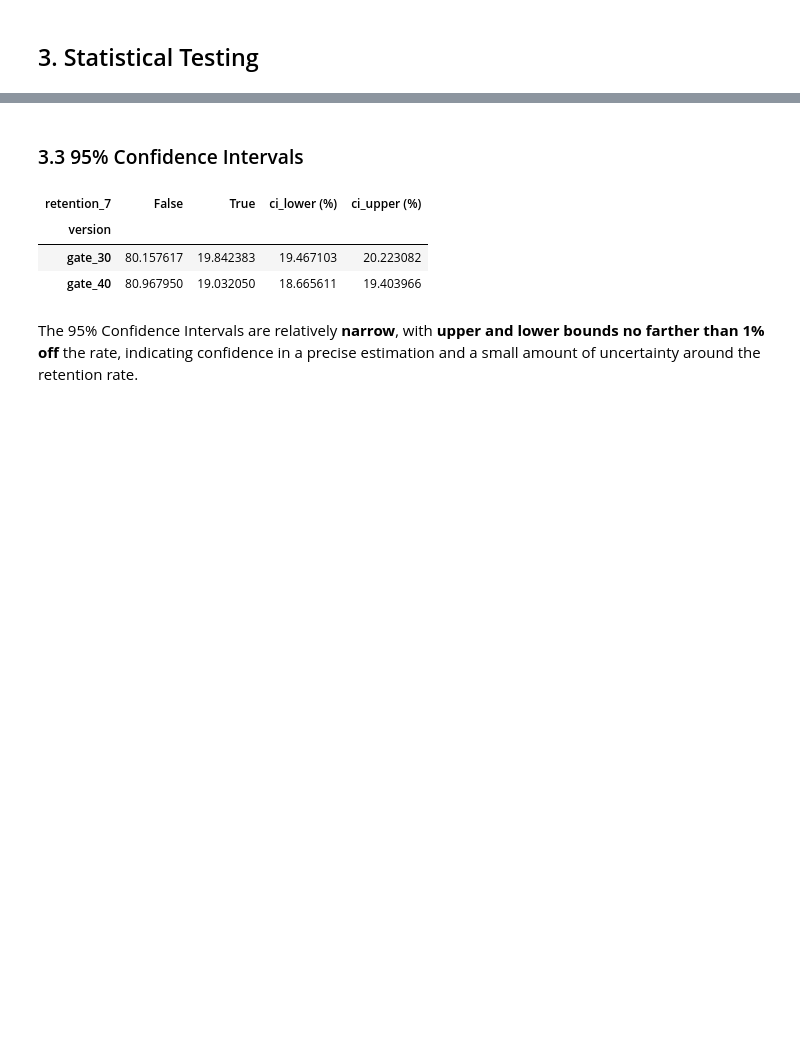
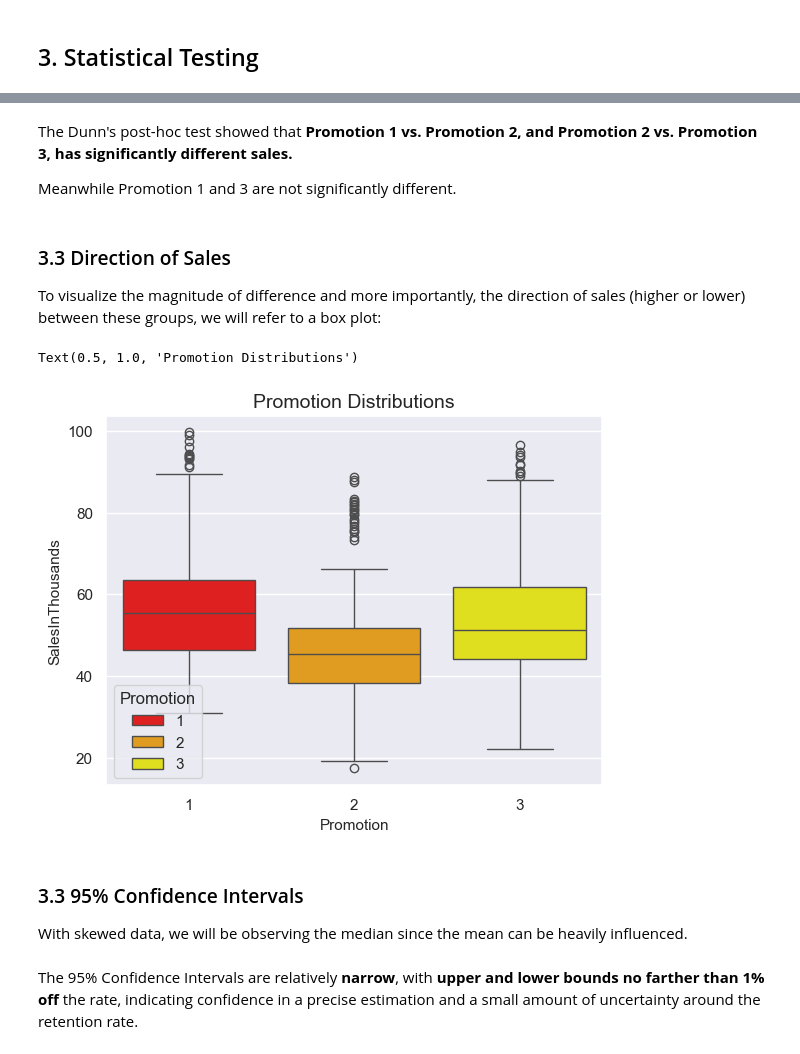
Before and after one commit to giddygarcia/ab-testing, a Jupyter notebook: fast-food.ipynb, the cells around one changed output, grey strips where cells are left out. Cells and saved outputs as stored; diff of their text form; code cells hidden in the pictures; blank space fills up the shorter version.

```diff
--- a/fast-food.ipynb
+++ b/fast-food.ipynb
@@ -319,21 +394,19 @@ It is visually noticeable that **Promotion 1** has higher sales than the other 2
+# %% [markdown]
+The Dunn's post-hoc test showed that **Promotion 1 vs. Promotion 2, and Promotion 2 vs. Promotion 3, has significantly different sales.**
+
+Meanwhile Promotion 1 and 3 are not significantly different.
+# %% [markdown]
+### 3.3 Direction of Sales
+
+To visualize the magnitude of difference and more importantly, the direction of sales (higher or lower) between these groups, we will refer to a box plot:
+# %%
+sns.boxplot(df, y='SalesInThousands', x='Promotion', hue='Promotion', palette=trio_palette)
+
+plt.title("Promotion Distributions")
+# %% [output]
+Text(0.5, 1.0, 'Promotion Distributions')
+[figure, added]
 # %% [markdown]
 ### 3.3 95% Confidence Intervals
+
+With skewed data, we will be observing the median since the mean can be heavily influenced.
-# %%
-from statsmodels.stats.proportion import proportion_confint
-
-ci = contingency_table.apply(
-    lambda row: proportion_confint(
-        count=row[True], nobs=row.sum(), alpha=0.05, method="wilson"
-    ),
-    axis=1,
-)
-
-retention_rates["ci_lower (%)"] = [x[0] * 100 for x in ci]
-retention_rates["ci_upper (%)"] = [x[1] * 100 for x in ci]
-
-retention_rates
-# %% [output]
-| retention_7 | False | True | ci_lower (%) | ci_upper (%) |
-| version |  |  |  |  |
-| gate_30 | 80.157617 | 19.842383 | 19.467103 | 20.223082 |
-| gate_40 | 80.967950 | 19.032050 | 18.665611 | 19.403966 |
```
Also changed, not shown: parts of 18 cells of this notebook, 1 other file.
